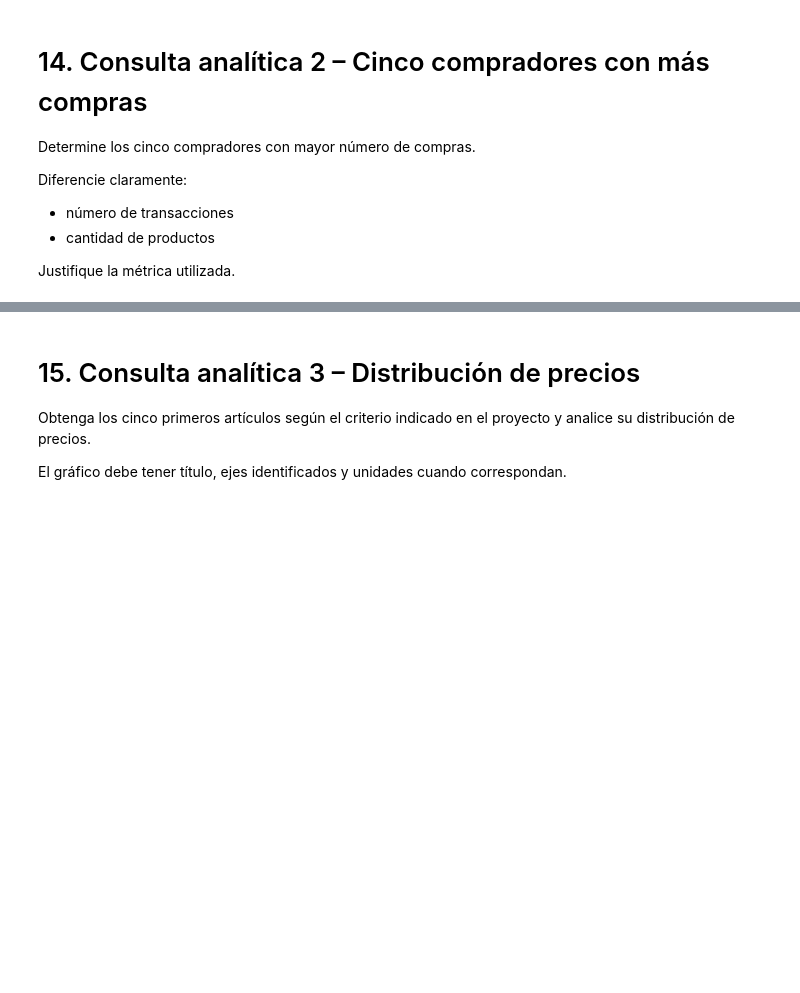
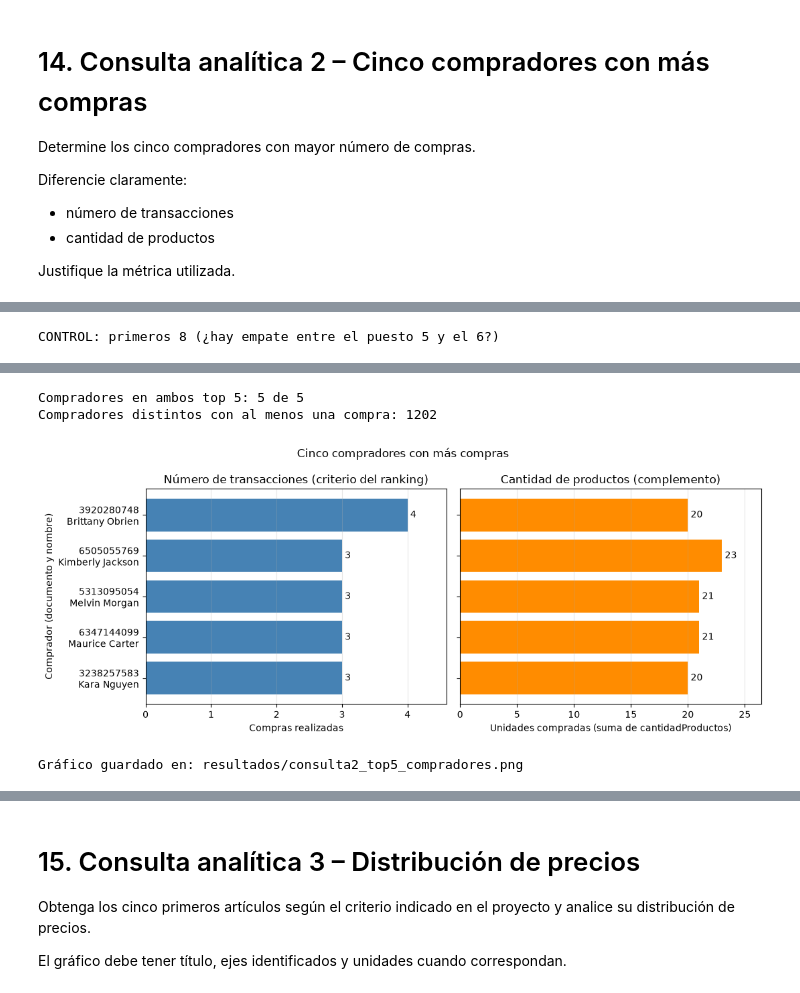
Before and after one commit to PaolaCerpa/proyectoBDM, a Jupyter notebook: proyectoBDM_Mojo_Modular.ipynb, the cells around one changed output, grey strips where cells are left out. Cells and saved outputs as stored; diff of their text form; code cells hidden in the pictures; blank space fills up the shorter version.

```diff
--- a/proyectoBDM_Mojo_Modular.ipynb
+++ b/proyectoBDM_Mojo_Modular.ipynb
@@ -2229,7 +2735,78 @@ Diferencie claramente:
 Justifique la métrica utilizada.
 # %%
 consulta = """
--- TODO
+SELECT v.idComprador                          AS documento,
+       p.nombres || ' ' || p.primerApellido   AS comprador,
+       COUNT(*)                               AS transacciones,
+       SUM(v.cantidadProductos)               AS productos
+FROM ventas v
+JOIN personas p ON p.numeroDocumento = v.idComprador
+GROUP BY v.idComprador, p.nombres, p.primerApellido
+ORDER BY transacciones DESC, productos DESC, v.idComprador ASC   -- desempates fijos: resultado reproducible
+LIMIT 5
 """
 
-# TODO: ejecutar y graficar
+with closing(sqlite3.connect(db_path)) as con:
+    df = pd.read_sql_query(consulta, con)
+
+print("TOP 5 COMPRADORES POR NÚMERO DE COMPRAS (transacciones)\n")
+display(df)
+
+# Control: primeros 8, para ver si hay empate en el corte
+control = consulta.replace("LIMIT 5", "LIMIT 8")
+with closing(sqlite3.connect(db_path)) as con:
+    df_control = pd.read_sql_query(control, con)
+print("\nCONTROL: primeros 8 (¿hay empate entre el puesto 5 y el 6?)\n")
+display(df_control)
+
+t5, t6 = df_control.transacciones.iloc[4], df_control.transacciones.iloc[5]
+print(f"\nPuesto 5: {t5} transacciones | puesto 6: {t6} transacciones | empate en el corte por transacciones: {t5 == t6}")
+if t5 == t6:
+    p5, p6 = df_control.productos.iloc[4], df_control.productos.iloc[5]
+    print(f"  Se desempata por productos: puesto 5 = {p5} | puesto 6 = {p6} | sigue empatado: {p5 == p6}")
+
+# Contraste de métricas: ¿el top 5 por productos es el mismo grupo de personas?
+por_productos = """
+SELECT v.idComprador AS documento, SUM(v.cantidadProductos) AS productos, COUNT(*) AS transacciones
+FROM ventas v
+GROUP BY v.idComprador
+ORDER BY productos DESC, transacciones DESC, v.idComprador ASC
+LIMIT 5
+"""
+with closing(sqlite3.connect(db_path)) as con:
+    df_prod = pd.read_sql_query(por_productos, con)
+    total_compradores = con.execute("SELECT COUNT(DISTINCT idComprador) FROM ventas").fetchone()[0]
+print("\nCONTRASTE: top 5 si se ordenara por cantidad de productos\n")
+display(df_prod)
+comunes = set(df.documento) & set(df_prod.documento)
+print(f"\nCompradores en ambos top 5: {len(comunes)} de 5")
+print(f"Compradores distintos con al menos una compra: {total_compradores}")
+
+# Visualización: dos paneles con el mismo orden de compradores (cada métrica con su propia escala)
+etiquetas = df.documento + "\n" + df.comprador
+fig, (ax1, ax2) = plt.subplots(1, 2, figsize=(11, 4.5), sharey=True)
+
+b1 = ax1.barh(etiquetas, df.transacciones, color="steelblue")
+ax1.invert_yaxis()
+ax1.bar_label(b1, padding=3)
+ax1.set_title("Número de transacciones (criterio del ranking)")
+ax1.set_xlabel("Compras realizadas")
+ax1.set_ylabel("Comprador (documento y nombre)")
+ax1.set_xlim(0, df.transacciones.max() * 1.15)
+ax1.grid(axis="x", alpha=0.3)
+
+b2 = ax2.barh(etiquetas, df.productos, color="darkorange")
+ax2.bar_label(b2, padding=3)
+ax2.set_title("Cantidad de productos (complemento)")
+ax2.set_xlabel("Unidades compradas (suma de cantidadProductos)")
+ax2.set_xlim(0, df.productos.max() * 1.15)
+ax2.grid(axis="x", alpha=0.3)
+
+fig.suptitle("Cinco compradores con más compras")
+plt.tight_layout()
+
+ruta = RESULTADOS / "consulta2_top5_compradores.png"
+fig.savefig(ruta, dpi=150)
+plt.show()
+print("Gráfico guardado en:", ruta.relative_to(BASE))
+# %% [output]
@@ -2235,0 +2820 @@ consulta = """
+CONTROL: primeros 8 (¿hay empate entre el puesto 5 y el 6?)
@@ -2235,0 +2840,4 @@ consulta = """
+Compradores en ambos top 5: 5 de 5
+Compradores distintos con al menos una compra: 1202
+[figure, added]
+Gráfico guardado en: resultados/consulta2_top5_compradores.png
```
Also changed, not shown: parts of 22 cells of this notebook, 4 other files.
